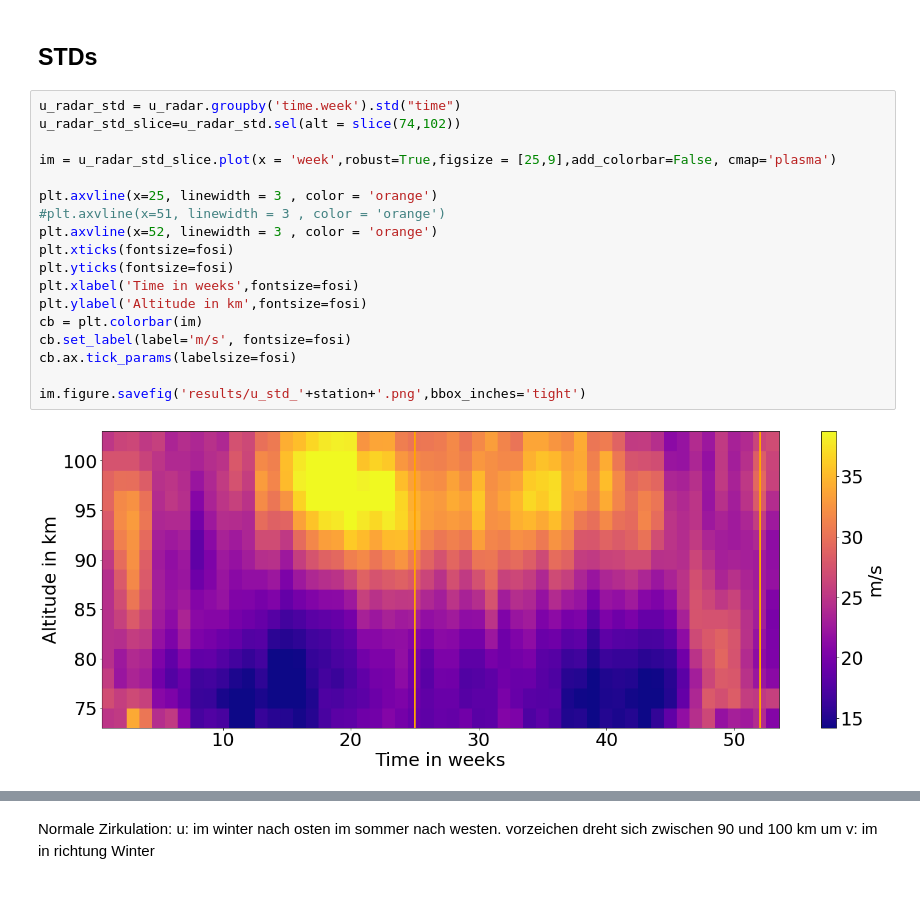
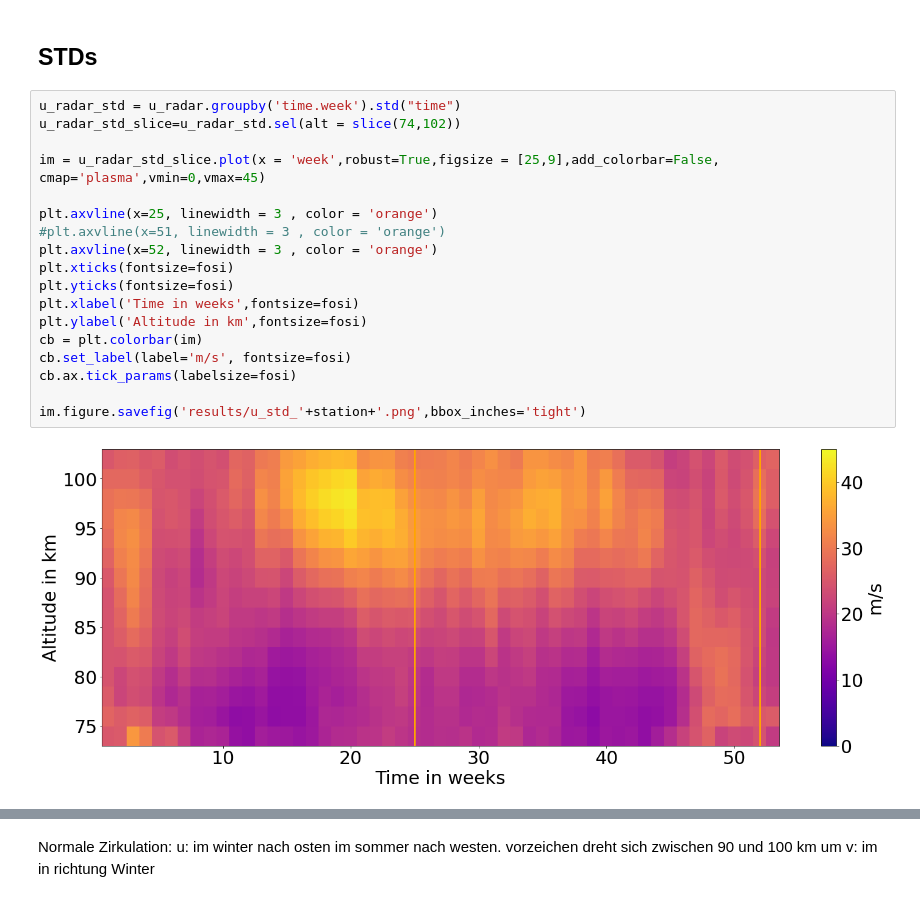
Before and after one commit to VACILT/trends_project, a Jupyter notebook: data_introduction_jason.ipynb, the cells around one changed output, grey strips where cells are left out. Cells and saved outputs as stored; diff of their text form.

```diff
--- a/data_introduction_jason.ipynb
+++ b/data_introduction_jason.ipynb
@@ -356,23 +361,23 @@ im.figure.savefig('results/ekin_clima_'+station+'.png',bbox_inches='tight')
 # %%
 u_radar_std = u_radar.groupby('time.week').std("time")
 u_radar_std_slice=u_radar_std.sel(alt = slice(74,102))
 
-im = u_radar_std_slice.plot(x = 'week',robust=True,figsize = [25,9],add_colorbar=False, cmap='plasma')
+im = u_radar_std_slice.plot(x = 'week',robust=True,figsize = [25,9],add_colorbar=False, cmap='plasma',vmin=0,vmax=45)
 
 plt.axvline(x=25, linewidth = 3 , color = 'orange')
 #plt.axvline(x=51, linewidth = 3 , color = 'orange')
 plt.axvline(x=52, linewidth = 3 , color = 'orange')
 plt.xticks(fontsize=fosi)
 plt.yticks(fontsize=fosi)
 plt.xlabel('Time in weeks',fontsize=fosi)
 plt.ylabel('Altitude in km',fontsize=fosi)
 cb = plt.colorbar(im)
 cb.set_label(label='m/s', fontsize=fosi)
 cb.ax.tick_params(labelsize=fosi)
 
 im.figure.savefig('results/u_std_'+station+'.png',bbox_inches='tight')
 # %% [output]
-[figure, old version]
+[figure, new version]
 # %%
 v_radar_std = v_radar.groupby('time.week').std("time")
 v_radar_std_slice=v_radar_std.sel(alt = slice(74,102))
```
Also changed, not shown: parts of 26 cells of this notebook.
